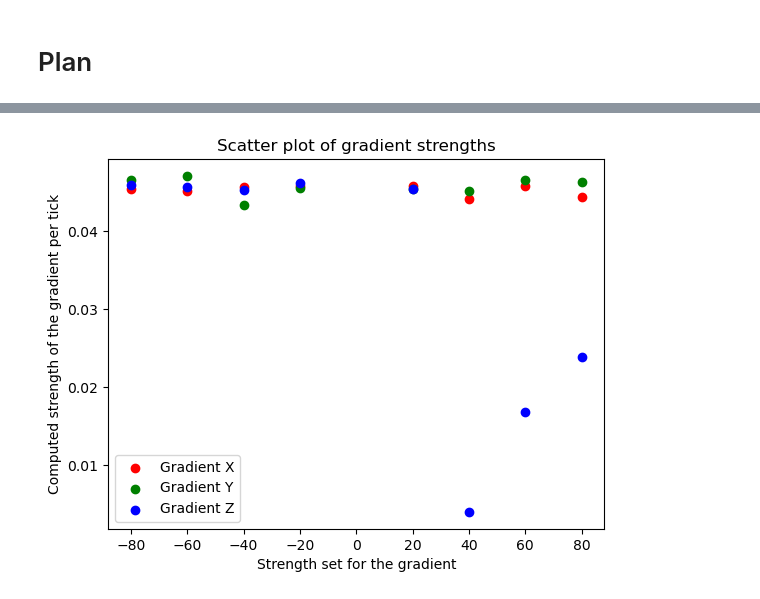
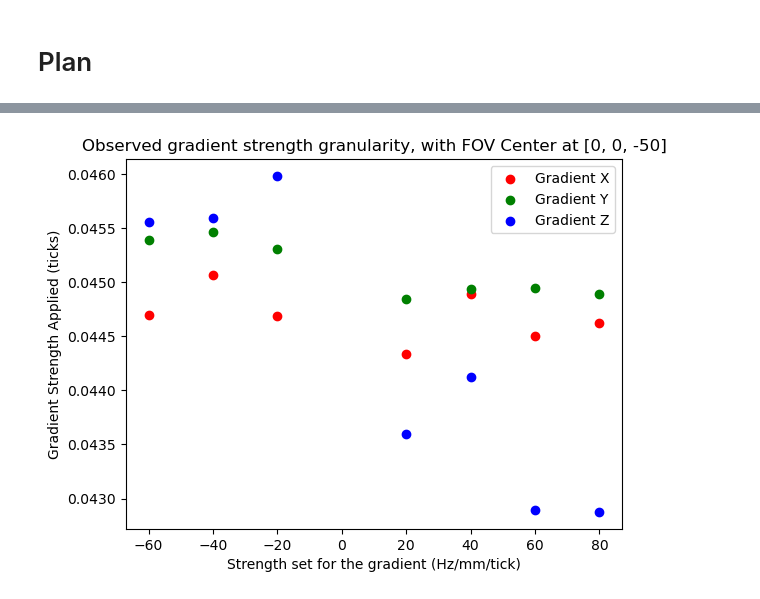
Before and after one commit to rpeltekov/ge3t_shim_tool, a Jupyter notebook: src/experiments/characterizeGradients.ipynb, the cells around one changed output, grey strips where cells are left out. Saved outputs shown, nothing was run; the diff lists cells and outputs as text; code cells hidden in the pictures.

```diff
--- a/src/experiments/characterizeGradients.ipynb
+++ b/src/experiments/characterizeGradients.ipynb
@@ -309,0 +496,5 @@ Average gradient strength per tick: 0.04174878153359385 Hz/mm/tick,
+# %%
+gradientTicks = list(range(-60,0,20)) + list(range(20,81,20))
+centerPos = [0,0,-50]
+# %%
+tickToGradStrengthsCEntered = collectTickReferences(gradientTicks, centerPos)
@@ -310,24 +702,51 @@ Average gradient strength per tick: 0.04174878153359385 Hz/mm/tick,
+# %%
+plotTickReferences(tickToGradStrengthsCEntered, centerPos)
+# %% [output]
+[figure, added]
 # %%
+def collectTickReferencesZgradient(gradientTicks, centerPos):
+    tool.autoPrescanDone = False
+    tool.exsiInstance.bedPosition = centerPos[2]
+    tool.doFieldmapScan()
+    latestDCMDir = listSubDirs(tool.localExamRootDir)[-1]
+    firstDCM = listDicomFiles(latestDCMDir)[0]
+    pixelSize = extractPixelSize(firstDCM)
+    background = computeFieldmapFromLatestFieldmapScan(tool)
+    print("=============================== Background Done ================================")
+    slopes = []
+    gradientToSet = [0,0,0]
+    for ticks in tqdm.tqdm(gradientTicks, desc="Ticks", position=1):
+        print(f"Doing gradient Z with ticks set to {ticks}")
+        gradientToSet[2] = ticks
+        tool.setLinGradients(gradientToSet)
+        tool.doFieldmapScan()
+        fieldmap = computeFieldmapFromLatestFieldmapScan(tool)
+        fieldmap = fieldmap - background
+        points = np.array(getFieldStrengthPoints(fieldmap, pixelSize, centerPos)[2])
+        x = points[:,0]
+        y = points[:,1]
+        m, b = np.polyfit(x, y, 1)
+        print(f"Gradient Z with ticks set to {ticks}: {m} Hz/mm ")
+        print(f"\tGradient Z: {m/ticks} Hz/mm/tick")
+        print("--------------------------------------------------------------")
+        slopes.append([ticks, m/ticks])
+    return np.array(slopes)
+
 # plot the points from each gradient direction as a scatter plot with different colors.
 # on the x axis should be the strength set for the gradient, on the y axis should be the computed strength of the gradient per tick
 # plot all three sets on the same graph
 
-import matplotlib.pyplot as plt
+# Plot the points from each gradient direction as a scatter plot with different colors
+def plotTickReferencesZ(slopes, centerFOV=[0,0,0]):
+    plt.scatter(slopes[:, 0], slopes[:, 1], color='blue', label='Gradient Z')
 
-# Plot the points from each gradient direction as a scatter plot with different colors
-plt.scatter(gradientPoints[0][:, 0], gradientPoints[0][:, 1], color='red', label='Gradient X')
-plt.scatter(gradientPoints[1][:, 0], gradientPoints[1][:, 1], color='green', label='Gradient Y')
-plt.scatter(gradientPoints[2][:, 0], gradientPoints[2][:, 1], color='blue', label='Gradient Z')
+    # Set labels and title
+    plt.xlabel('Strength set for the gradient (Hz/mm/tick)')
+    plt.ylabel('Gradient Strength Applied (ticks)')
+    plt.title(f'Observed gradient strength granularity, with FOV Center at {centerFOV}')
 
-# Set labels and title
-plt.xlabel('Strength set for the gradient (Hz/mm/tick)')
-plt.ylabel('Gradient Strength Applied (ticks)')
-plt.title('Observed gradient strength granularity')
+    # Add a legend
+    plt.legend()
 
-# Add a legend
-plt.legend()
-
-# Show the plot
-plt.show()
+    # Show the plot
+    plt.show()
-# %% [output]
-[figure, removed]
```
Also changed, not shown: parts of 29 cells of this notebook, 1 other file.
